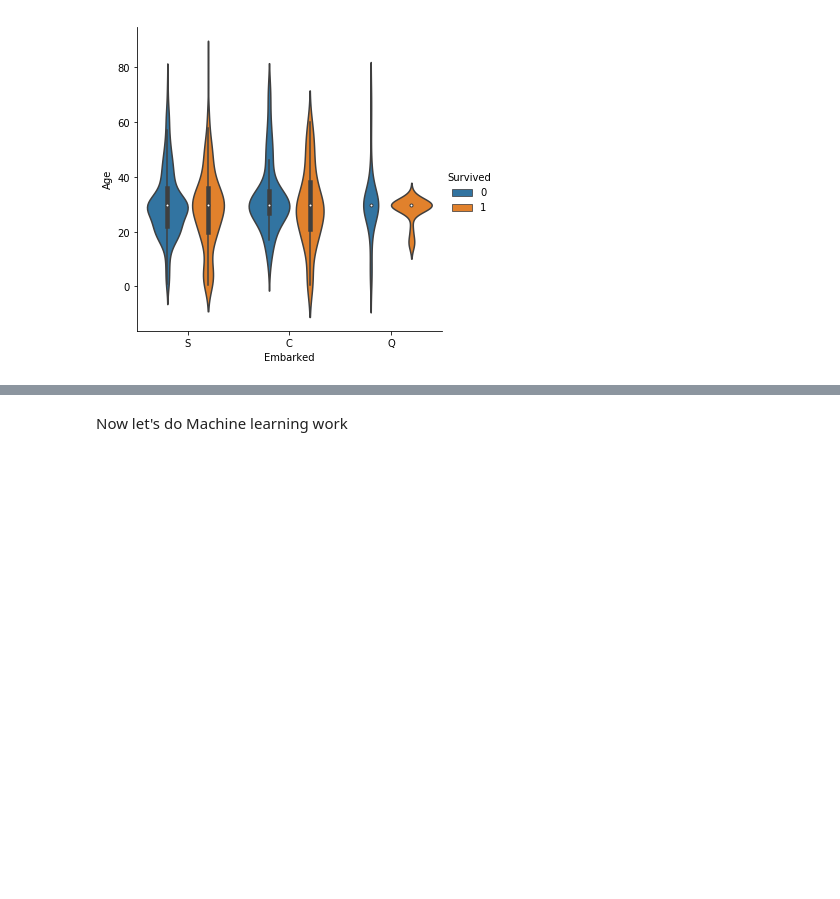
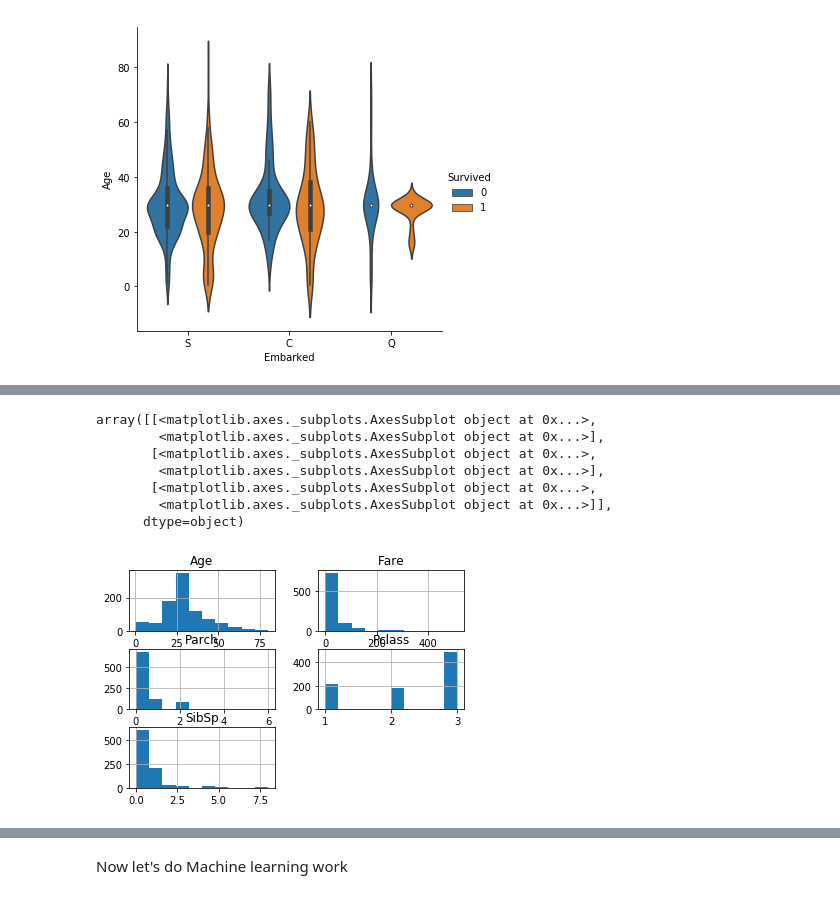
Before and after one commit to thechiragarora/titanic, a Jupyter notebook: titanic_.ipynb, the cells around one changed output, grey strips where cells are left out. Saved outputs shown, nothing was run; the diff lists cells and outputs as text; code cells hidden in the pictures; blank space fills up the shorter version.

```diff
--- a/titanic_.ipynb
+++ b/titanic_.ipynb
@@ -119,0 +132,11 @@ x_test = x_test.values
+# %%
+x.hist()
+# %% [output]
+array([[<matplotlib.axes._subplots.AxesSubplot object at 0x...>,
+        <matplotlib.axes._subplots.AxesSubplot object at 0x...>],
+       [<matplotlib.axes._subplots.AxesSubplot object at 0x...>,
+        <matplotlib.axes._subplots.AxesSubplot object at 0x...>],
+       [<matplotlib.axes._subplots.AxesSubplot object at 0x...>,
+        <matplotlib.axes._subplots.AxesSubplot object at 0x...>]],
+      dtype=object)
+[figure, added]
```
Also changed, not shown: parts of 33 cells of this notebook.
